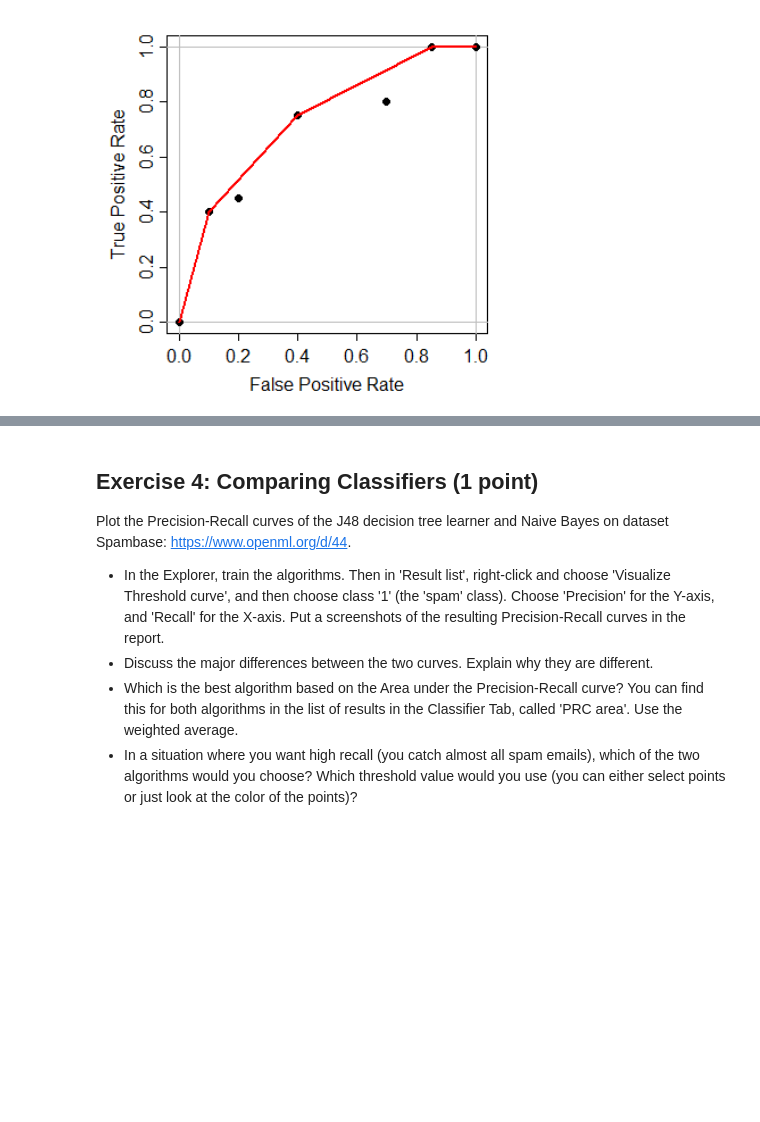
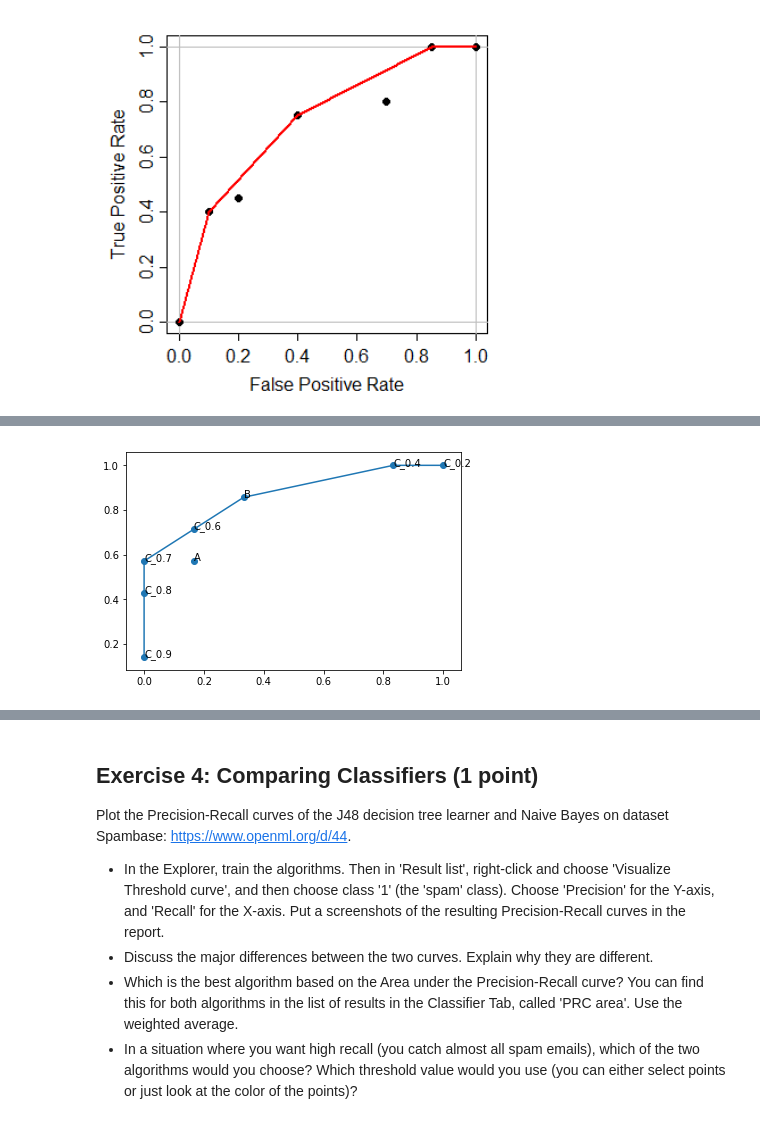
Before and after one commit to joaquinvanschoren/JADS_DM, a Jupyter notebook: JADS Assignments 3 Solution.ipynb, the cells around one changed output, grey strips where cells are left out. Saved outputs shown, nothing was run; the diff lists cells and outputs as text; code cells hidden in the pictures; blank space fills up the shorter version.

```diff
--- a/JADS Assignments 3 Solution.ipynb
+++ b/JADS Assignments 3 Solution.ipynb
@@ -42,0 +110,15 @@ display(Image('./images/convex_hull.png', width=400))
+# %%
+from scipy.spatial import ConvexHull
+hull_indices = np.unique(ConvexHull(points).simplices.flat)
+hull_points = np.column_stack(([fpr[i] for i in hull_indices], [tpr[i] for i in hull_indices]))
+hull_points = np.sort(hull_points, axis=0)
+
+# Plot
+fig, ax = plt.subplots()
+ax.scatter(fpr, tpr)
+for i, txt in enumerate(labels):
+    ax.annotate(txt, (fpr[i],tpr[i]))
+plt.plot(hull_points[:,0],hull_points[:,1])
+plt.show()
+# %% [output]
+[figure, added]
```
Also changed, not shown: parts of 12 cells of this notebook, 6 other files.
